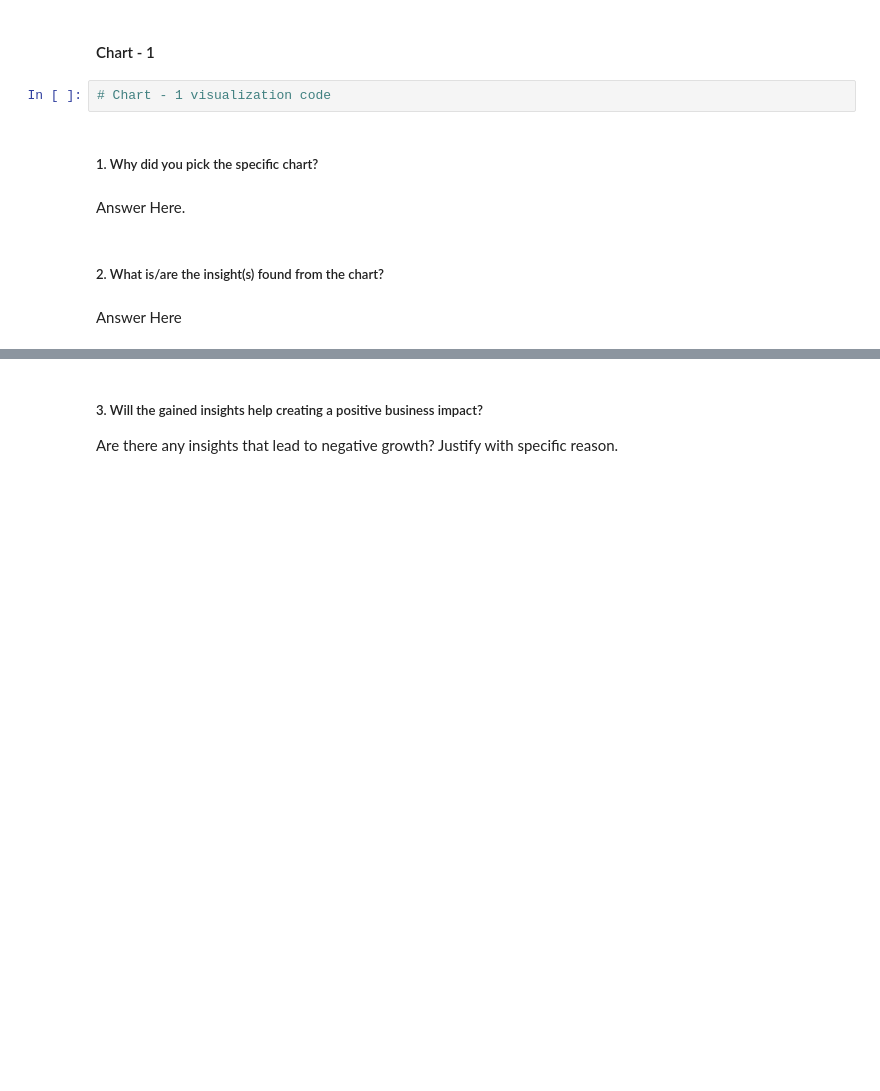
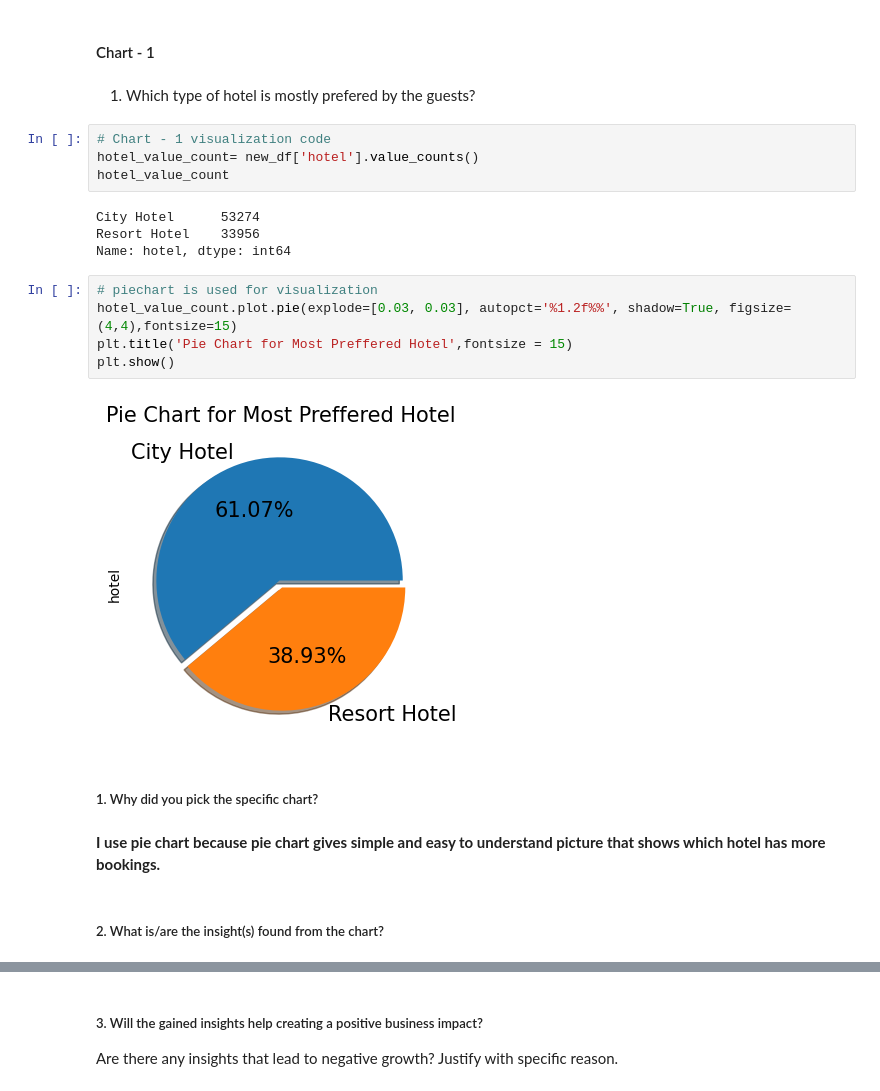
Before and after one commit to ShubhamAGWL/ShubhAG, a Jupyter notebook: Capstone_project_Hotel_Booking_Analysis.ipynb, the cells around one changed output, grey strips where cells are left out. Saved outputs shown, nothing was run; the diff lists cells and outputs as text; blank space fills up the shorter version.

```diff
--- a/Capstone_project_Hotel_Booking_Analysis.ipynb
+++ b/Capstone_project_Hotel_Booking_Analysis.ipynb
@@ -221,13 +361,26 @@ new_df.shape
 ## ***4. Data Vizualization, Storytelling & Experimenting with charts : Understand the relationships between variables***
 # %% [markdown]
 #### Chart - 1
+# %% [markdown]
+1) Which type of hotel is mostly prefered by the guests?
 # %%
 # Chart - 1 visualization code
+hotel_value_count= new_df['hotel'].value_counts()
+hotel_value_count
+# %% [output]
+City Hotel      53274
+Resort Hotel    33956
+Name: hotel, dtype: int64
+# %%
+# piechart is used for visualization
+hotel_value_count.plot.pie(explode=[0.03, 0.03], autopct='%1.2f%%', shadow=True, figsize=(4,4),fontsize=15)
+plt.title('Pie Chart for Most Preffered Hotel',fontsize = 15)
+plt.show()
+# %% [output]
+[figure, added]
 # %% [markdown]
 ##### 1. Why did you pick the specific chart?
-# %% [markdown]
-Answer Here.
+# %% [markdown]
+**I use pie chart because pie chart gives simple and easy to understand picture that shows which hotel has more bookings.**
 # %% [markdown]
 ##### 2. What is/are the insight(s) found from the chart?
-# %% [markdown]
-Answer Here
```
Also changed, not shown: parts of 44 cells of this notebook.
